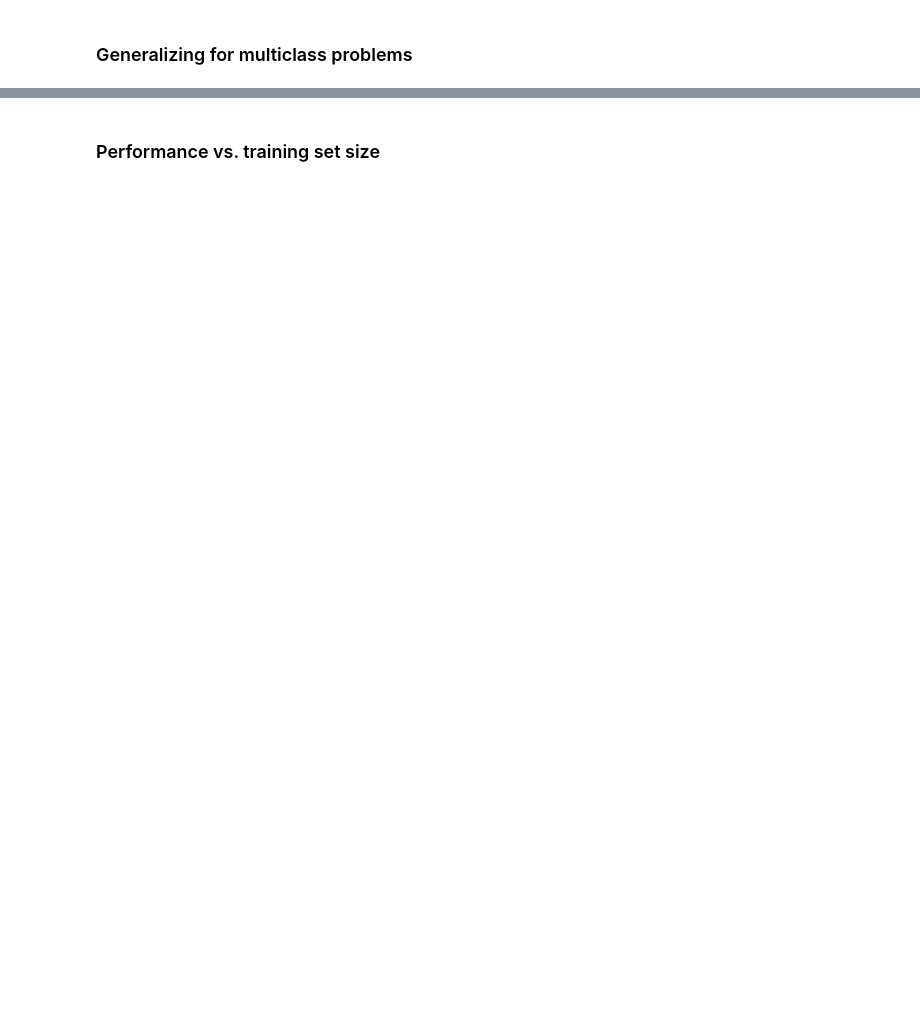
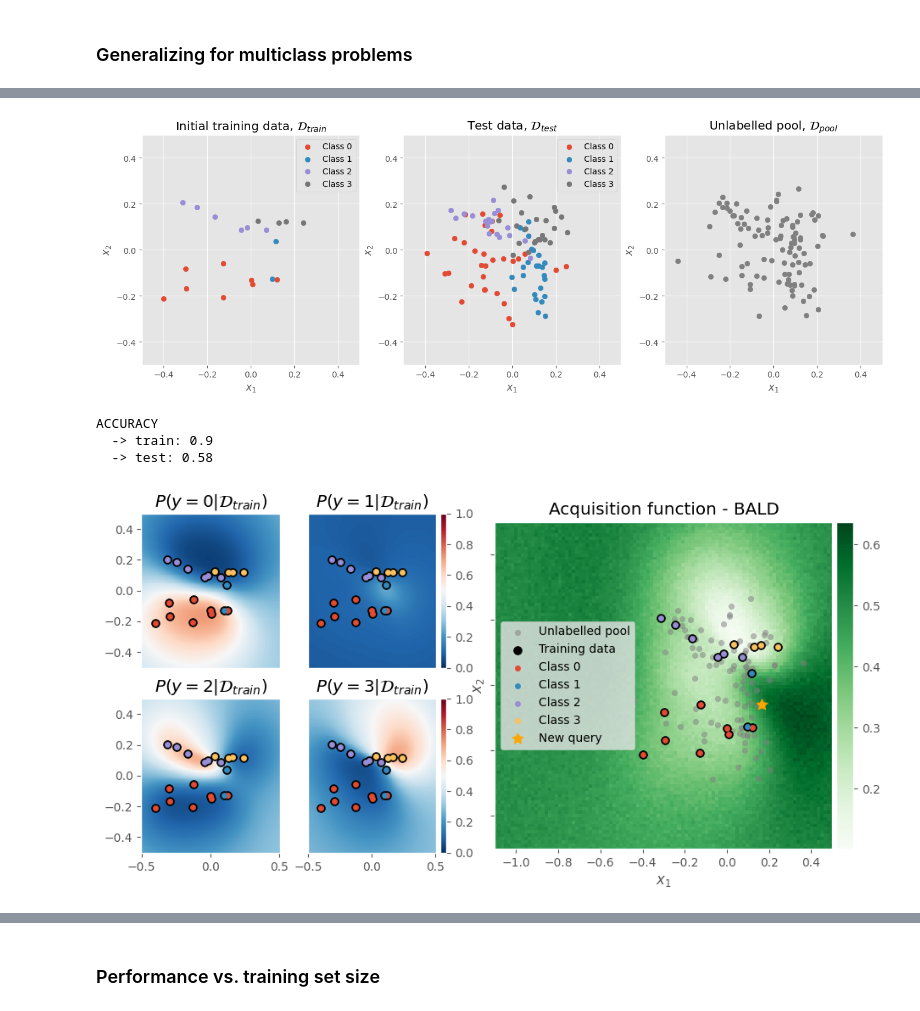
Before and after one commit to albertkjoller/abdl, a Jupyter notebook: notebooks/exploration.ipynb, the cells around one changed output, grey strips where cells are left out. Cells and saved outputs as stored; diff of their text form; code cells hidden in the pictures; blank space fills up the shorter version.

```diff
--- a/notebooks/exploration.ipynb
+++ b/notebooks/exploration.ipynb
@@ -203,3 +198,55 @@ ACCURACY
+# %%
+np.random.seed(0)
+
+# Define dataset sizes
+N_initial   = 20
+N_test      = 100
+N_pool      = 100
+num_classes = 4
+
+# Generate dataset partitions
+Xtrain, ytrain, Xtest, ytest, Xpool, ypool = generate_multiclass(N_initial=N_initial, N_test=N_test, N_pool=N_pool, num_classes=num_classes, noise=0.1)
+assert all([i in ytrain for i in np.arange(4)]), "Not all labels are present in initial pool..."
+
+# Plot the dataset partitions
+plot_multiclass(Xtrain, ytrain, Xtest, ytest, Xpool, ypool, num_classes=num_classes)
+
+# Define model
+model           = GaussianProcessClassifier(1.0 * RBF(1.0))
+model.sample    = types.MethodType( GP_sample, model )
+
+# Train model
+model.fit(Xtrain, ytrain)
+# Show performance
+print(f"ACCURACY\n  -> train: {model.score(Xtrain, ytrain)}\n  -> test: {model.score(Xtest, ytest)}")
+
+# Define acquisition function
+acq_fun = BALD(query_n_points=None, n_samples=1000)
+
+# Get acquisition function score and the items to query
+_, query_idxs = acq_fun(Xpool, model=model)
+next_query = Xpool[query_idxs[0]]
+
+
+### PLOT DECISION BOUNDARY AND ACQUISITION FUNCTION ###
+fig, axs = plt.subplots(1, 2, figsize=(12, 5), sharey=True, sharex=True)
+
+# Plot model uncertainty across grid
+axs[0] = show_density_grid(model, Xtrain, Xtest, ytrain, ytest, zoom=([-0.5, 0.5], [-0.5, 0.5]), ax=axs[0], fig=fig, num_classes=num_classes)
+# axs[0].legend()
+
+# Plot acquisition function across a grid
+axs[1] = show_acquisition_grid(model, acq_fun, Xtrain, ytrain, Xpool, zoom=([-1.1, 0.5], [-0.5, 0.5]), P=100, ax=axs[1], fig=fig, num_classes=num_classes)
+axs[1].scatter(next_query[0], next_query[1], color='orange', marker=(5, 1), s=100, label='New query')
+axs[1].legend(loc='center left')
+
+plt.show()
+# %% [output]
+[figure, added]
+ACCURACY
+  -> train: 0.9
+  -> test: 0.58
+[figure, added]
 # %%
 import warnings
 from sklearn.exceptions import ConvergenceWarning
```
Also changed, not shown: parts of 5 cells of this notebook, 2 other files.
